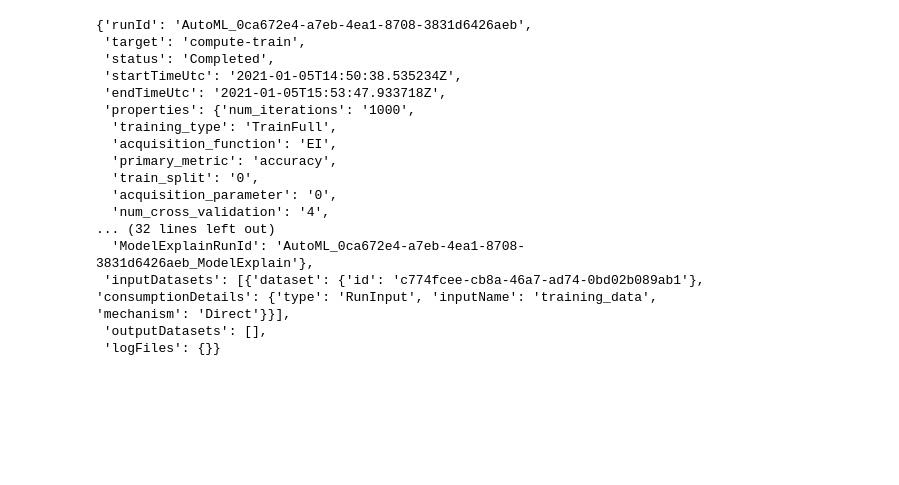
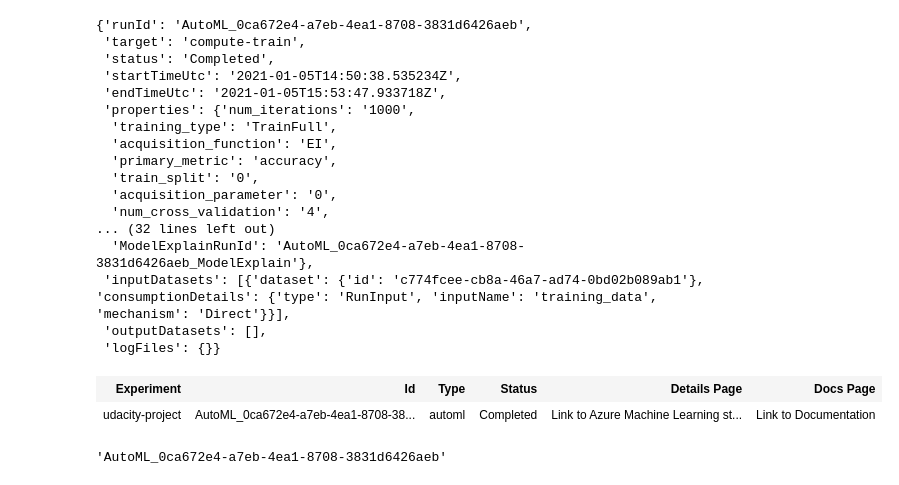
Before and after one commit to Neo96Mav/Azure_ML_Project_1, a Jupyter notebook: udacity-project.ipynb, the cells around one changed output. Drawn from its saved outputs; the diff is of its cells as text; code cells hidden in the pictures; blank space fills up the shorter version.

```diff
--- a/udacity-project.ipynb
+++ b/udacity-project.ipynb
@@ -251,3 +251,13 @@ best_run, fitted_model = auto_run.get_output()
 model_name = best_run.properties['model_name']
 # %%
 model_auto = best_run.register_model(model_name = "auto_ML_best", description = "Best Auto ML Model", model_path='outputs/model.pkl')
+# %%
+required_run = list(exp.get_runs())[2]
+required_run
+# %% [output]
+| Experiment | Id | Type | Status | Details Page | Docs Page |
+| udacity-project | AutoML_0ca672e4-a7eb-4ea1-8708-38... | automl | Completed | Link to Azure Machine Learning st... | Link to Documentation |
+# %%
+required_run.id
+# %% [output]
+'AutoML_0ca672e4-a7eb-4ea1-8708-3831d6426aeb'
```
Also changed, not shown: parts of 8 cells of this notebook, 1 other file.
